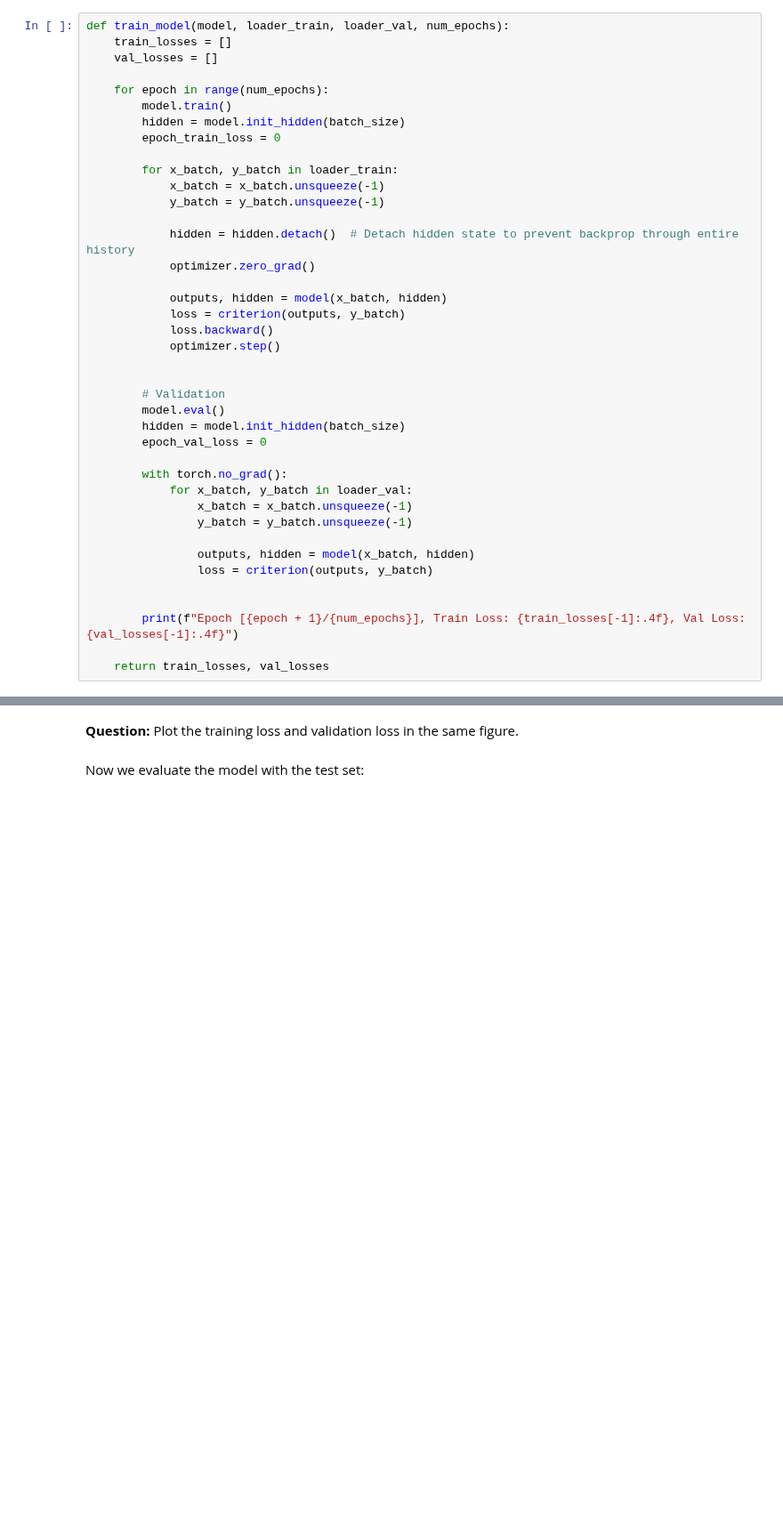
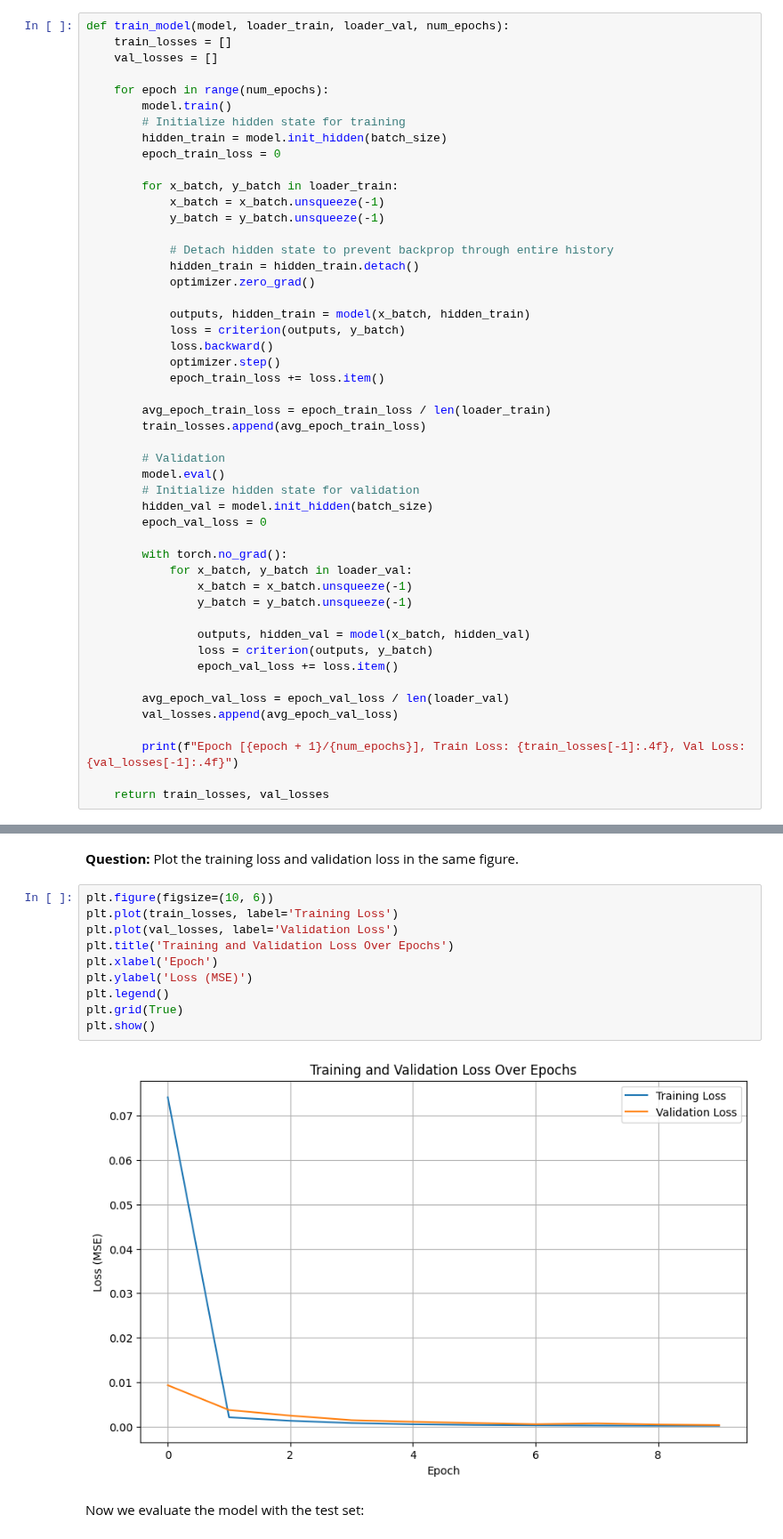
Before and after one commit to hessef/ECEN250, a Jupyter notebook: Lab11/ECEN250-F25-Lab11.ipynb, the cells around one changed output, grey strips where cells are left out. Shown at 89% size. Cells and saved outputs as stored; diff of their text form; blank space fills up the shorter version.

```diff
--- a/Lab11/ECEN250-F25-Lab11.ipynb
+++ b/Lab11/ECEN250-F25-Lab11.ipynb
@@ -139,25 +181,31 @@ def train_model(model, loader_train, loader_val, num_epochs):
 
     for epoch in range(num_epochs):
         model.train()
-        hidden = model.init_hidden(batch_size)
+        # Initialize hidden state for training
+        hidden_train = model.init_hidden(batch_size)
         epoch_train_loss = 0
 
         for x_batch, y_batch in loader_train:
             x_batch = x_batch.unsqueeze(-1)
             y_batch = y_batch.unsqueeze(-1)
 
-            hidden = hidden.detach()  # Detach hidden state to prevent backprop through entire history
+            # Detach hidden state to prevent backprop through entire history
+            hidden_train = hidden_train.detach()
             optimizer.zero_grad()
 
-            outputs, hidden = model(x_batch, hidden)
+            outputs, hidden_train = model(x_batch, hidden_train)
             loss = criterion(outputs, y_batch)
             loss.backward()
             optimizer.step()
+            epoch_train_loss += loss.item()
 
+        avg_epoch_train_loss = epoch_train_loss / len(loader_train)
+        train_losses.append(avg_epoch_train_loss)
 
         # Validation
         model.eval()
-        hidden = model.init_hidden(batch_size)
+        # Initialize hidden state for validation
+        hidden_val = model.init_hidden(batch_size)
         epoch_val_loss = 0
 
         with torch.no_grad():
@@ -165,9 +213,12 @@ def train_model(model, loader_train, loader_val, num_epochs):
                 x_batch = x_batch.unsqueeze(-1)
                 y_batch = y_batch.unsqueeze(-1)
 
-                outputs, hidden = model(x_batch, hidden)
+                outputs, hidden_val = model(x_batch, hidden_val)
                 loss = criterion(outputs, y_batch)
+                epoch_val_loss += loss.item()
 
+        avg_epoch_val_loss = epoch_val_loss / len(loader_val)
+        val_losses.append(avg_epoch_val_loss)
 
         print(f"Epoch [{epoch + 1}/{num_epochs}], Train Loss: {train_losses[-1]:.4f}, Val Loss: {val_losses[-1]:.4f}")
 
@@ -179,6 +242,18 @@ train_losses, val_losses = train_model(model, loader_train, loader_val, num_epoc
 # %% [markdown]
 **Question:**
 Plot the training loss and validation loss in the same figure.
+# %%
+plt.figure(figsize=(10, 6))
+plt.plot(train_losses, label='Training Loss')
+plt.plot(val_losses, label='Validation Loss')
+plt.title('Training and Validation Loss Over Epochs')
+plt.xlabel('Epoch')
+plt.ylabel('Loss (MSE)')
+plt.legend()
+plt.grid(True)
+plt.show()
+# %% [output]
+[figure, added]
 # %% [markdown]
 Now we evaluate the model with the test set:
 # %%
```
Also changed, not shown: parts of 14 cells of this notebook.
